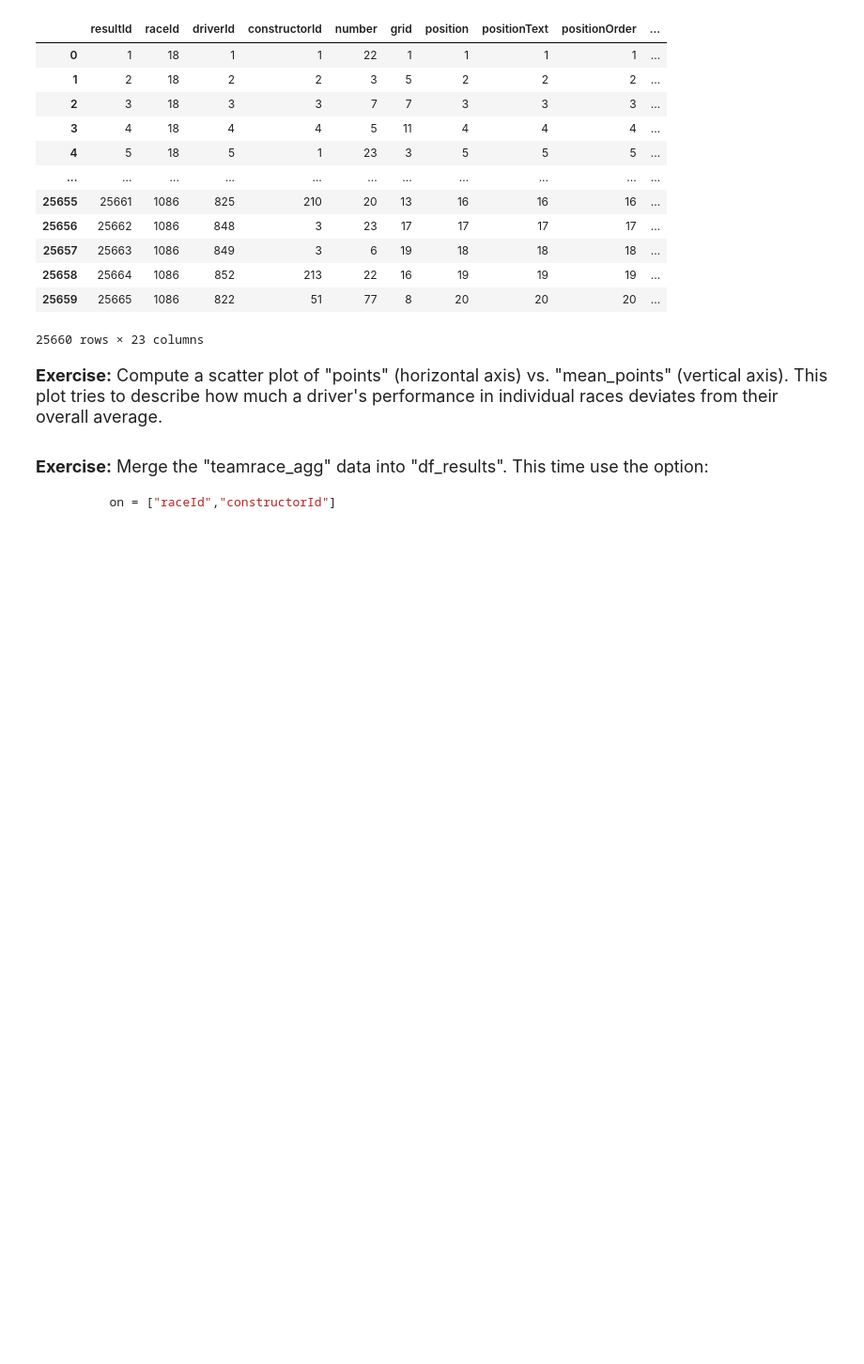
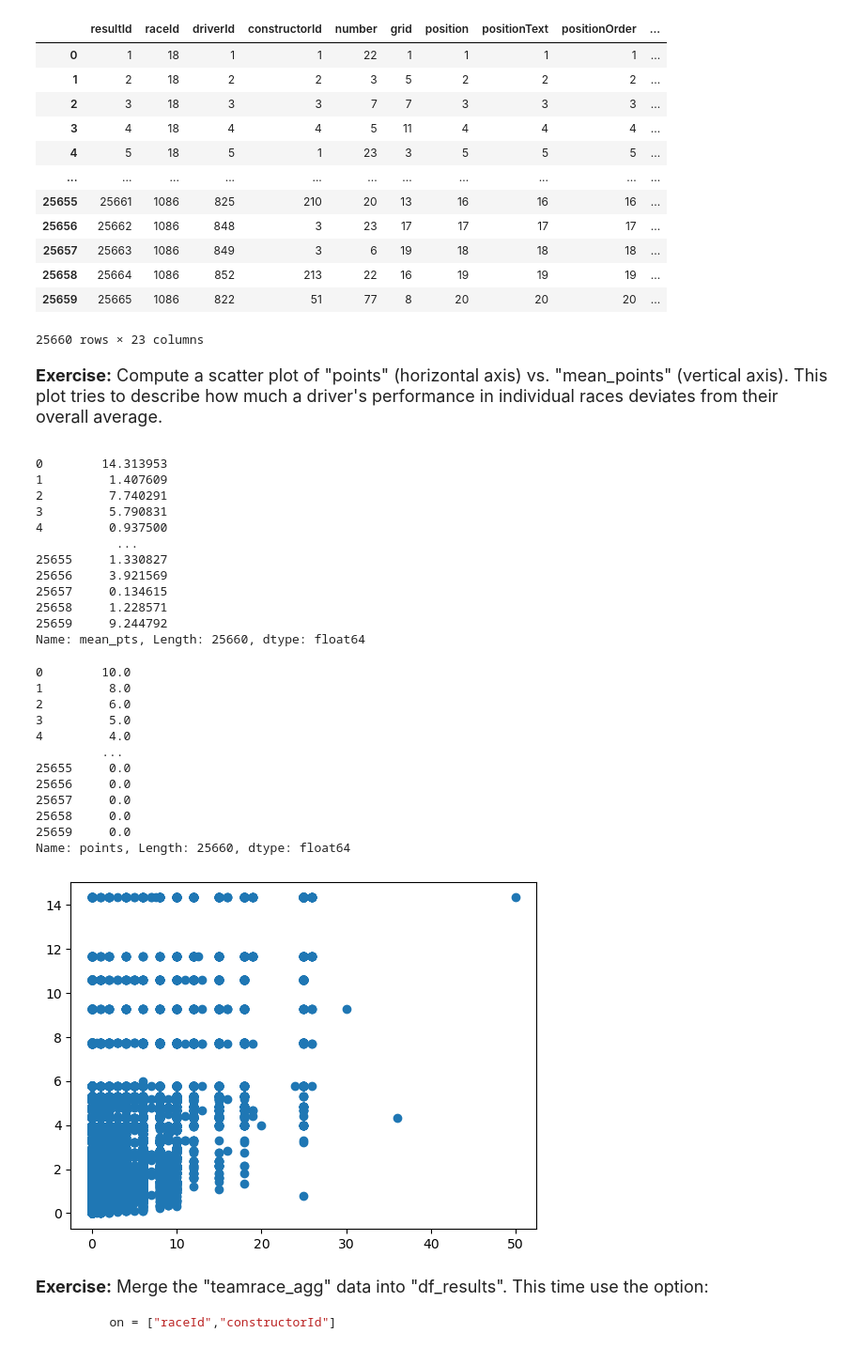
Before and after one commit to bcamargo1/datasci151spring2026, a Jupyter notebook: lecture_22/lecture_22_b_grouping_and_aggregating.ipynb, the cells around one changed output. Shown at 94% size. Saved outputs shown, nothing was run; the diff lists cells and outputs as text; code cells hidden in the pictures; blank space fills up the shorter version.

```diff
--- a/lecture_22/lecture_22_b_grouping_and_aggregating.ipynb
+++ b/lecture_22/lecture_22_b_grouping_and_aggregating.ipynb
@@ -654,7 +669,41 @@ display(results_merge)
 
 **Exercise:** Compute a scatter plot of "points" (horizontal axis) vs. "mean_points" (vertical axis). This plot tries to describe how much a driver's performance in individual races deviates from their overall average.
 # %%
-# your code here
+
+mean_points = df_results.groupby(by = "driverId").agg(mean_pts = ('points', 'mean'))
+
+df_merge = pd.merge(df_results, mean_points, on = 'driverId')
+
+plt.scatter(x = df_merge['points'], y = df_merge['mean_pts'])
+
+display(df_merge['mean_pts'])
+display(df_merge['points'])
+# %% [output]
+0        14.313953
+1         1.407609
+2         7.740291
+3         5.790831
+4         0.937500
+           ...
+25655     1.330827
+25656     3.921569
+25657     0.134615
+25658     1.228571
+25659     9.244792
+Name: mean_pts, Length: 25660, dtype: float64
+0        10.0
+1         8.0
+2         6.0
+3         5.0
+4         4.0
+         ...
+25655     0.0
+25656     0.0
+25657     0.0
+25658     0.0
+25659     0.0
+Name: points, Length: 25660, dtype: float64
+[figure, added]
 # %% [markdown]
 <font size = "4">
 
```
Also changed, not shown: parts of 2 cells of this notebook, 1 other file.
